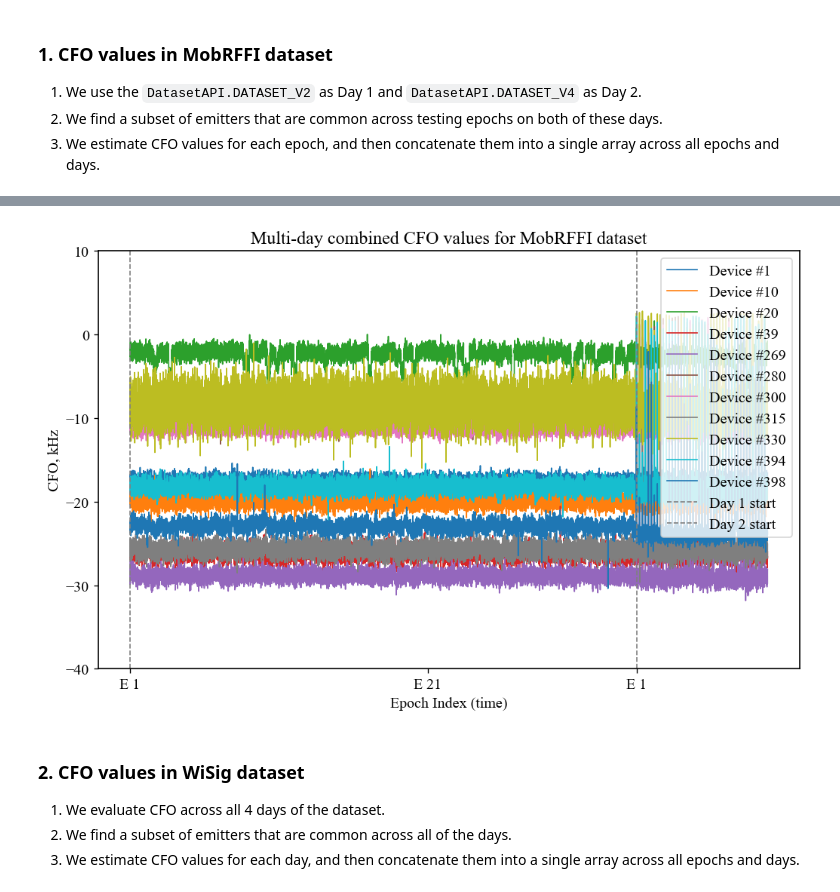
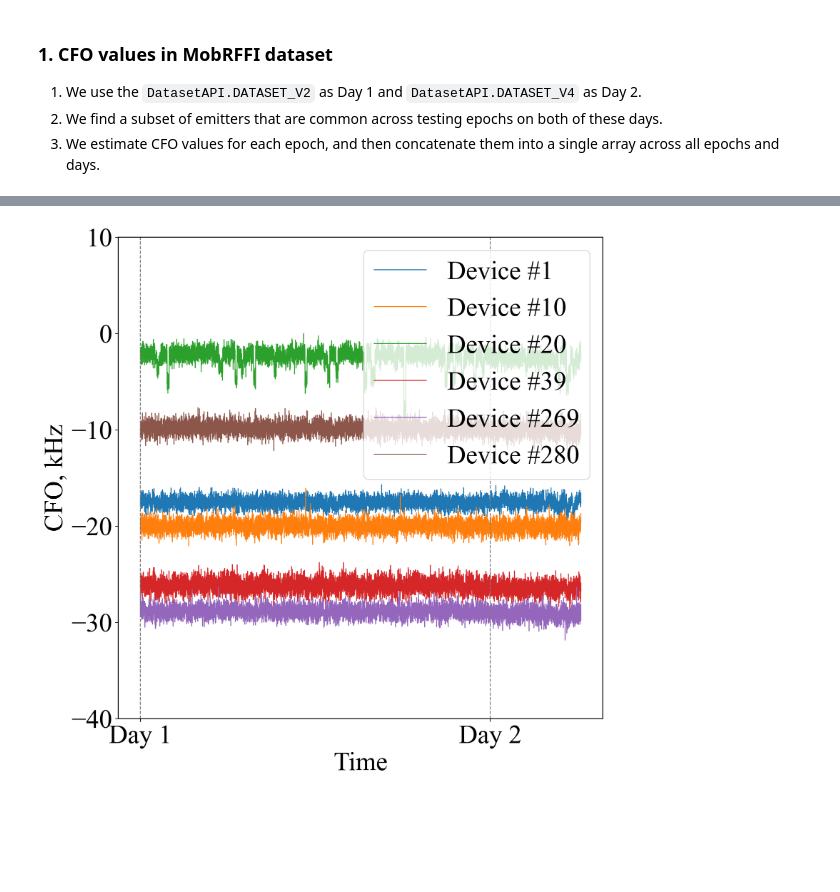
Before and after one commit to C2A2-at-Florida-Atlantic-University/AODT_RFFI, a Jupyter notebook: fingerprinting/cfo_demo.ipynb, the cells around one changed output, grey strips where cells are left out. Drawn from its saved outputs; the diff is of its cells as text; code cells hidden in the pictures; blank space fills up the shorter version.

```diff
--- a/fingerprinting/cfo_demo.ipynb
+++ b/fingerprinting/cfo_demo.ipynb
@@ -21,26 +21,31 @@ MATLAB_SESSION_ID =      'fp_workflow'
 dataset_api = DatasetAPI(root_dir=ROOT_DIRECTORY, matlab_src_dir=MATLAB_SRC_DIRECTORY, matlab_session_id=MATLAB_SESSION_ID, aug_on=False)
 # %%
 # Function to plot CFO values
-def plot_dataset_cfo(dataset_cfo, node_ids, day_start_idx, epoch_frames, epoch_skip, figtitle):
+def plot_dataset_cfo(dataset_cfo, node_ids, day_start_idx, epoch_frames, epoch_skip, ignore_node_ids, figtitle):
     utils.apply_ieee_style()
 
     epoch_labels = []
     epoch_ticks = []
 
     for d in range(len(day_start_idx)-1):
-        epoch_labels += [f'E {int((e_idx-day_start_idx[d])/epoch_frames+1)}' for e_idx in range(day_start_idx[d], day_start_idx[d+1], epoch_frames * epoch_skip)]
-        epoch_ticks += [e_idx for e_idx in range(day_start_idx[d], day_start_idx[d+1], epoch_frames * epoch_skip)]
+        # epoch_labels += [f'E {int((e_idx-day_start_idx[d])/epoch_frames+1)}' for e_idx in range(day_start_idx[d], day_start_idx[d+1], epoch_frames * epoch_skip)]
+        # epoch_ticks += [e_idx for e_idx in range(day_start_idx[d], day_start_idx[d+1], epoch_frames * epoch_skip)]
 
-    plt.figure(figsize=(10, 6), dpi=120)
+        epoch_labels.append(f'Day {d+1}')
+        epoch_ticks.append(day_start_idx[d])
+
+    plt.figure(figsize=(10, 10), dpi=300)
+    plt.rcParams.update({"font.size": 30})
     for device_i in range(dataset_cfo.shape[0]):
-        plt.plot((dataset_cfo[device_i, :, 0] + dataset_cfo[device_i, :, 1])/1000, label=f'Device #{node_ids[device_i]}')
+        if node_ids[device_i] not in ignore_node_ids:
+            plt.plot((dataset_cfo[device_i, :, 0] + dataset_cfo[device_i, :, 1])/1000, label=f'Device #{node_ids[device_i]}')
     for i, day_start in enumerate(day_start_idx[:-1]):
-        plt.axvline(x=day_start, color='grey', linestyle='--', label=f'Day {i+1} start')
+        plt.axvline(x=day_start, color='grey', linestyle='--') #, label=f'Day {i+1} start')
     plt.xticks(ticks=epoch_ticks, labels=epoch_labels)
     plt.ylim(-40, 10)
     plt.legend()
-    plt.title(figtitle)
-    plt.xlabel('Epoch Index (time)')
+    if figtitle is not None: plt.title(figtitle)
+    plt.xlabel('Time')
     plt.ylabel('CFO, kHz')
 # %% [markdown]
 ### 1. CFO values in MobRFFI dataset
@@ -56,7 +61,7 @@ _, dataset_epoch_paths_v4, _, _, node_ids_epoch_v4, _= dataset_api.load_dataset_
 mobrffi_node_ids = utils.intersect_n(node_ids_epoch_v2, node_ids_epoch_v4)
 mobrffi_epoch_paths = [dataset_epoch_paths_v2, dataset_epoch_paths_v4]
 
-epoch_frames = 100
+epoch_frames = 50
 
 # 2. Let's estimate coarse, fine and combined CFO values across all epochs & days
 mobrffi_cfo = np.zeros((len(mobrffi_node_ids), 0, 2))
@@ -73,7 +78,7 @@ for i, day_epochs in enumerate(mobrffi_epoch_paths):
         data, labels, _ = dataset_api.load_raw_dataset(epoch_path, shuffle=False)
         for j, device_id in enumerate(mobrffi_node_ids):
             # Filter data from a single device
-            data_device, _, _ = dataset_api.filter_dataset(data, labels, None, [device_id], range(epoch_frames))
+            data_device, _, _ = dataset_api.filter_dataset(data, labels, None, [device_id], range(epoch_frames, epoch_frames * 2))
             # Obtain CFO values
             if data_device is not None:
                 cfo_epoch_devices[j, :, :] = cfo_utils.extract_data_cfo(data_device)
@@ -99,14 +99,10 @@ Day 2: ...!........!..........!...........!........!!....
 # %%
 # 3. Plot CFO values
-plot_dataset_cfo(mobrffi_cfo, mobrffi_node_ids, mobrffi_day_start_idx, epoch_frames, epoch_skip=20, figtitle='Multi-day combined CFO values for MobRFFI dataset')
+ignore_node_ids = [330, 398, 394, 315, 300]
+# ignore_node_ids = []
+plot_dataset_cfo(mobrffi_cfo, mobrffi_node_ids, mobrffi_day_start_idx, epoch_frames, epoch_skip=20, ignore_node_ids=ignore_node_ids, figtitle=None)
 # %% [output]
-[figure, old version]
+[figure, new version]
-# %% [markdown]
-### 2. CFO values in WiSig dataset
-
-1. We evaluate CFO across all 4 days of the dataset.
-2. We find a subset of emitters that are common across all of the days.
-3. We estimate CFO values for each day, and then concatenate them into a single array across all epochs and days.
 # %%
 # 1. Let's find a common set of devices across both days
 wisig_dataset_paths, _, _, wisig_node_ids, _ = dataset_api.load_dataset_info(DatasetAPI.DATASET_WISIG_NEW, rx_name='node1-1', allowed_epochs=[])
```
Also changed, not shown: parts of 3 cells of this notebook, 9 other files.
